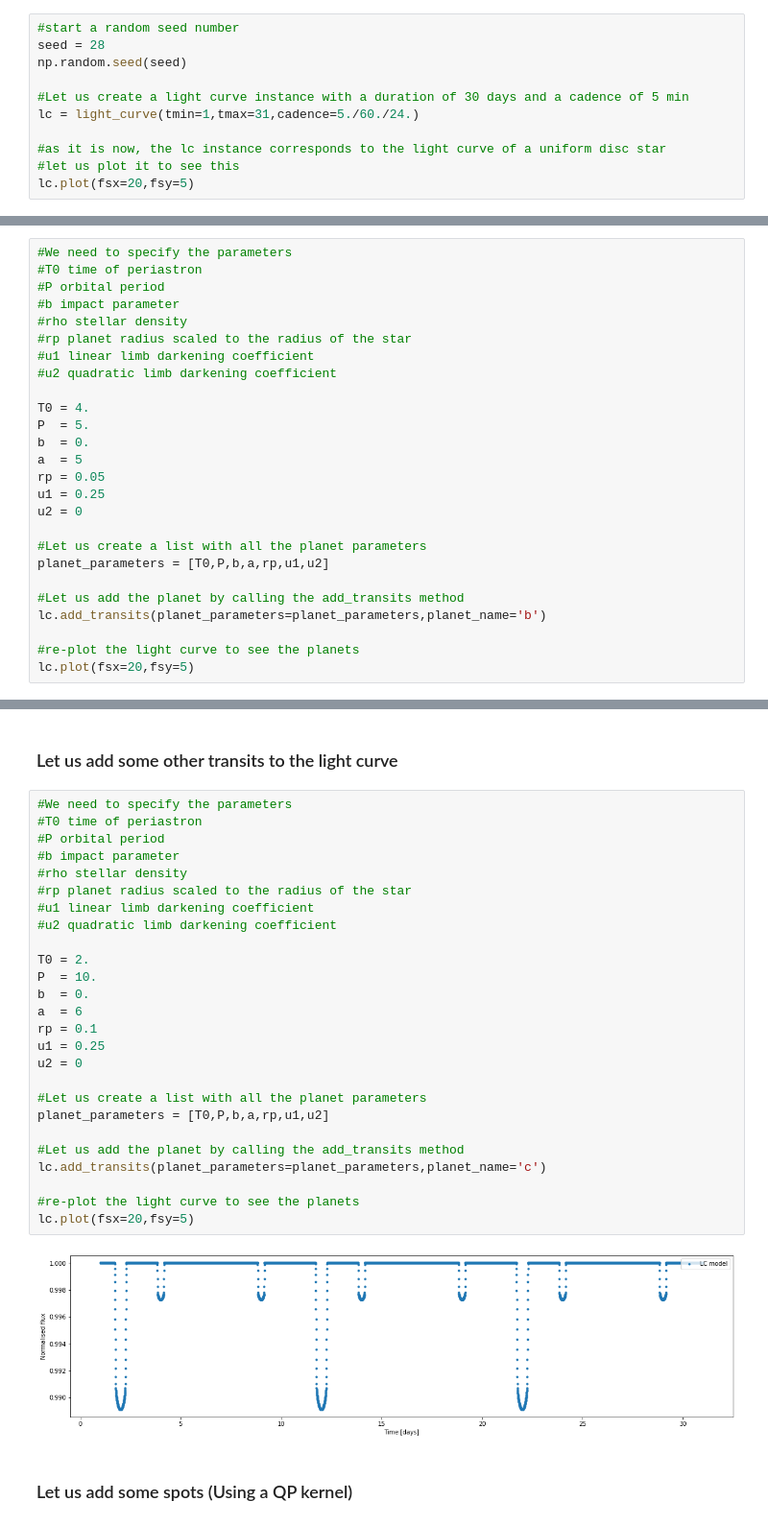
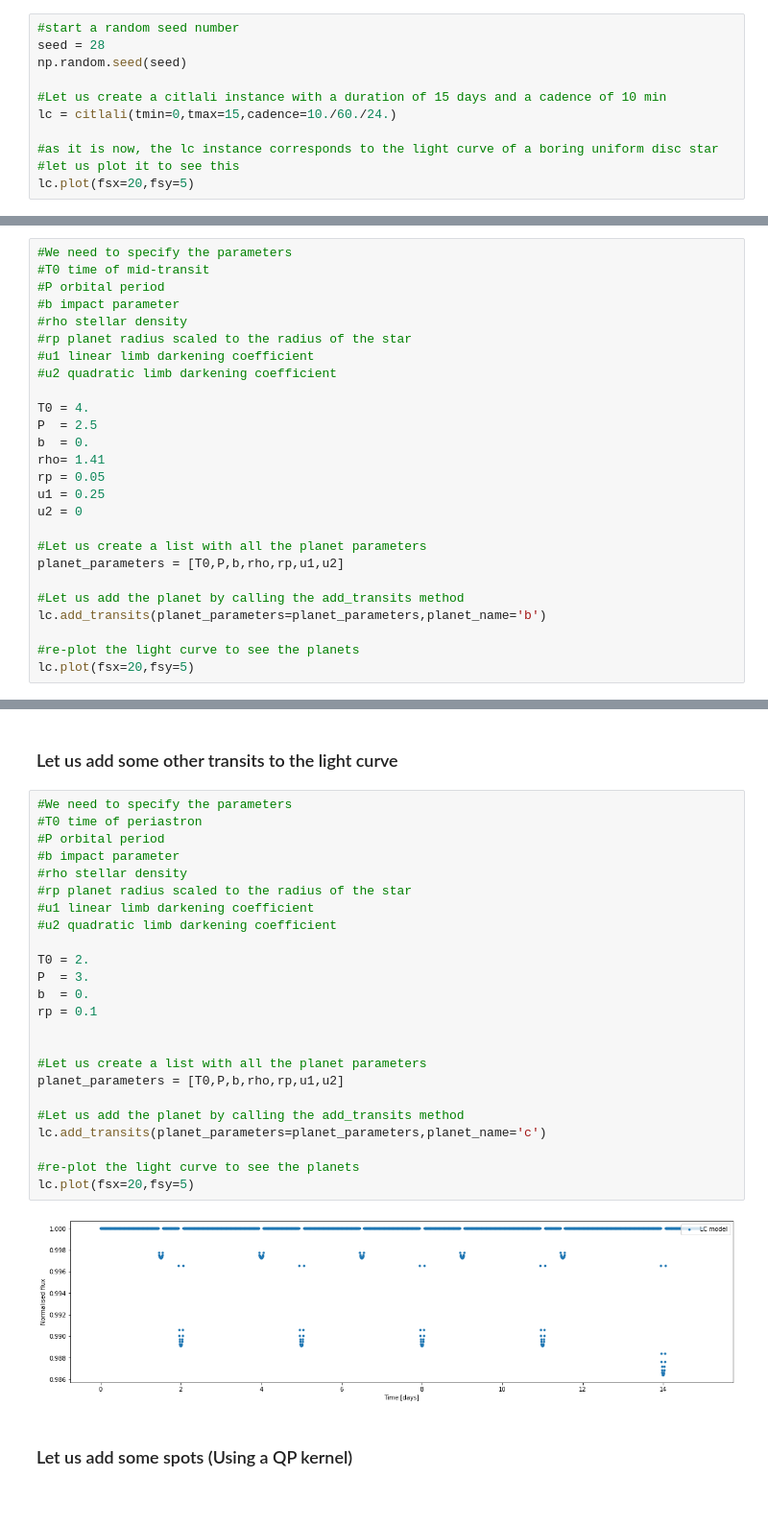
Before and after one commit to oscaribv/citlalicue, a Jupyter notebook: example_light_curves.ipynb, the cells around one changed output, grey strips where cells are left out. Shown: that part at 96% size. Cells and saved outputs as stored; diff of their text form.

Commit message:
Updated example to create light curves

```diff
--- a/example_light_curves.ipynb
+++ b/example_light_curves.ipynb
@@ -17,10 +17,10 @@ from citlalicue.citlalicue import light_curve
 seed = 28
 np.random.seed(seed)
 
-#Let us create a light curve instance with a duration of 30 days and a cadence of 5 min
-lc = light_curve(tmin=1,tmax=31,cadence=5./60./24.)
+#Let us create a citlali instance with a duration of 15 days and a cadence of 10 min
+lc = citlali(tmin=0,tmax=15,cadence=10./60./24.)
 
-#as it is now, the lc instance corresponds to the light curve of a uniform disc star
+#as it is now, the lc instance corresponds to the light curve of a boring uniform disc star
 #let us plot it to see this
 lc.plot(fsx=20,fsy=5)
 # %% [output]
@@ -29,7 +29,7 @@ lc.plot(fsx=20,fsy=5)
 ### Let us add some transits to the light curve
 # %%
 #We need to specify the parameters
-#T0 time of periastron
+#T0 time of mid-transit
 #P orbital period
 #b impact parameter
 #rho stellar density
@@ -38,15 +38,15 @@ lc.plot(fsx=20,fsy=5)
 #u2 quadratic limb darkening coefficient
 
 T0 = 4.
-P  = 5.
+P  = 2.5
 b  = 0.
-a  = 5
+rho= 1.41
 rp = 0.05
 u1 = 0.25
 u2 = 0
 
 #Let us create a list with all the planet parameters
-planet_parameters = [T0,P,b,a,rp,u1,u2]
+planet_parameters = [T0,P,b,rho,rp,u1,u2]
 
 #Let us add the planet by calling the add_transits method
 lc.add_transits(planet_parameters=planet_parameters,planet_name='b')
@@ -60,31 +60,29 @@ lc.plot(fsx=20,fsy=5)
 # %%
 #We need to specify the parameters
 #T0 time of periastron
 #P orbital period
 #b impact parameter
 #rho stellar density
 #rp planet radius scaled to the radius of the star
 #u1 linear limb darkening coefficient
 #u2 quadratic limb darkening coefficient
 
 T0 = 2.
-P  = 10.
+P  = 3.
 b  = 0.
-a  = 6
 rp = 0.1
-u1 = 0.25
-u2 = 0
+
 
 #Let us create a list with all the planet parameters
-planet_parameters = [T0,P,b,a,rp,u1,u2]
+planet_parameters = [T0,P,b,rho,rp,u1,u2]
 
 #Let us add the planet by calling the add_transits method
 lc.add_transits(planet_parameters=planet_parameters,planet_name='c')
 
 #re-plot the light curve to see the planets
 lc.plot(fsx=20,fsy=5)
 # %% [output]
-[figure, old version]
+[figure, new version]
 # %% [markdown]
 ### Let us add some spots (Using a QP kernel)
 # %%
```
Also changed, not shown: parts of 5 cells of this notebook, 2 other files.
